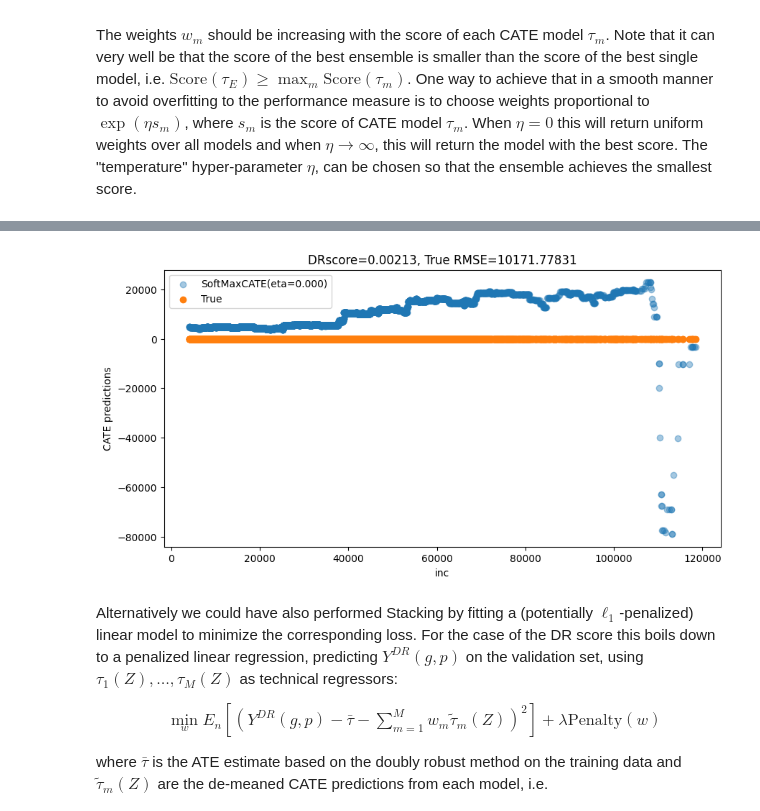
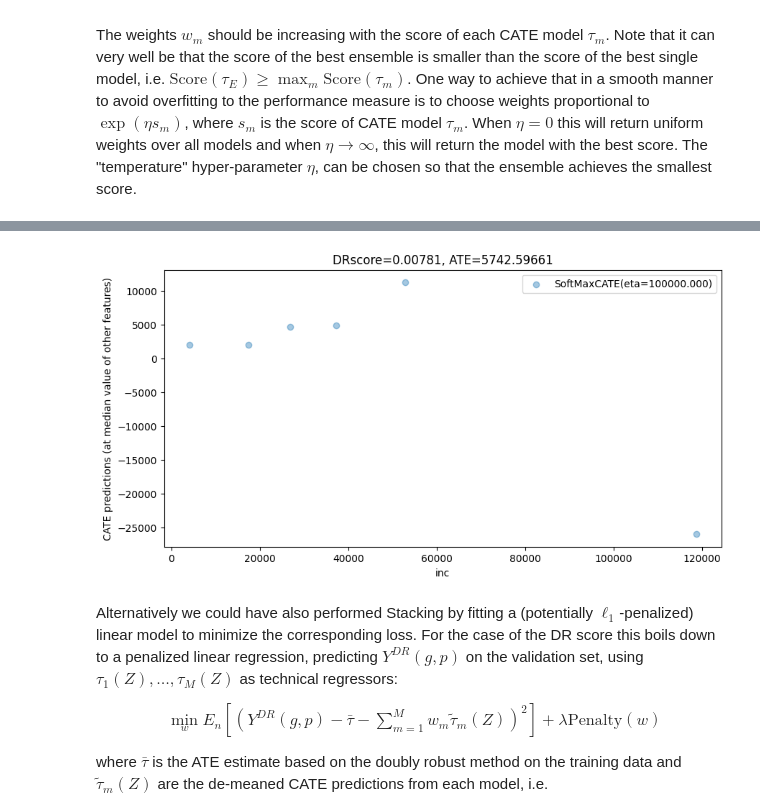
Before and after one commit to stanford-msande228/winter23, a Jupyter notebook: CATE-estimation.ipynb, the cells around one changed output, grey strips where cells are left out. Saved outputs shown, nothing was run; the diff lists cells and outputs as text; code cells hidden in the pictures.

```diff
--- a/CATE-estimation.ipynb
+++ b/CATE-estimation.ipynb
@@ -448,8 +450,11 @@ dfX = X.copy()
 dfX = dfX - dfX.mean(axis=0)
 dfX['const'] = 1
 if groups is None:
-    display(OLS(dr_preds, dfX).fit(cov_type='HC1').summary())
+    lr = OLS(dr_preds, dfX).fit(cov_type='HC1')
+    cov = lr.get_robustcov_results(cov_type='HC1')
 else:
-    display(OLS(dr_preds, dfX).fit(cov_type='cluster', cov_kwds={'groups': groups}).summary())
+    lr = OLS(dr_preds, dfX).fit(cov_type='cluster', cov_kwds={'groups': groups})
+    cov = lr.get_robustcov_results(cov_type='cluster', groups=groups)
+lr.summary()
 # %% [output]
 OLS Regression Results
@@ -744,16 +820,23 @@ print([f'{name}: {score:.4f}' for name, score in zip(names, scores)])
 # Plotting CATE
 # %%
 if plot:
+    grid = np.unique(np.percentile(X[xfeat], np.arange(0, 110, 20)))
+    Xpd = pd.DataFrame(np.tile(np.median(X, axis=0, keepdims=True), (len(grid), 1)),
+                        columns=X.columns)
+    Xpd[xfeat] = grid
     plt.figure(figsize=(20, 7))
     for it, (name, model, score) in enumerate(zip(names, models, scores)):
         plt.subplot(1, len(models), it + 1)
-        preds = model.predict(Z)
-        plt.scatter(X[xfeat], preds, label=name, alpha=.4)
-        plt.scatter(X[xfeat], true_cate(X), label='True')
-        plt.title(f'{score_name}={score:.4f}, True RMSE={rmse(true_cate(X), preds):.5f}')
+        preds = model.predict(Xpd[hetero_feats])
+        plt.scatter(Xpd[xfeat], preds, label=name, alpha=.4)
+        if semi_synth:
+            plt.scatter(Xpd[xfeat], true_cate(Xpd), label='True')
+            plt.title(f'{score_name}={score:.4f}, True RMSE={rmse(true_cate(X), model.predict(Z)):.5f}')
+        else:
+            plt.title(f'{score_name}={score:.4f}, ATE={np.mean(model.predict(Z)):.3f}')
         plt.legend()
         plt.xlabel(xfeat)
-        plt.ylabel('Predicted CATE')
+        plt.ylabel('Predicted CATE (at median value of other features)')
     plt.tight_layout()
     plt.show()
 # %% [output]
@@ -813,16 +896,25 @@ Ensemble(models=[AutoMLWrap(model=<flaml.automl.model.LGBMEstimator object at 0x
 # %%
 if plot:
+    grid = np.unique(np.percentile(X[xfeat], np.arange(0, 110, 20)))
+    Xpd = pd.DataFrame(np.tile(np.median(X, axis=0, keepdims=True), (len(grid), 1)),
+                        columns=X.columns)
+    Xpd[xfeat] = grid
     plt.figure(figsize=(10, 5))
-    plt.scatter(X[xfeat], softmax_ensemble.predict(Z), label=f'SoftMaxCATE(eta={eta_best:.3f})', alpha=.4)
-    plt.scatter(X[xfeat], true_cate(X), label='True')
-    plt.title(f'{score_name}={scorer(softmax_ensemble.predict(Zval)):.5f}, '
-              f'True RMSE={rmse(true_cate(X), ens[eta_best][0].predict(Z)):.5f}')
+    plt.scatter(Xpd[xfeat], softmax_ensemble.predict(Xpd[hetero_feats]),
+                label=f'SoftMaxCATE(eta={eta_best:.3f})', alpha=.4)
+    if semi_synth:
+        plt.scatter(Xpd[xfeat], true_cate(Xpd), label='True')
+        plt.title(f'{score_name}={scorer(softmax_ensemble.predict(Zval)):.5f}, '
+                  f'True RMSE={rmse(true_cate(X), ens[eta_best][0].predict(Z)):.5f}')
+    else:
+        plt.title(f'{score_name}={scorer(softmax_ensemble.predict(Zval)):.5f}, '
+                  f'ATE={np.mean(ens[eta_best][0].predict(Z)):.5f}')
     plt.xlabel(xfeat)
-    plt.ylabel('CATE predictions')
+    plt.ylabel('CATE predictions (at median value of other features)')
     plt.legend()
     plt.show()
 # %% [output]
-[figure, old version]
+[figure, new version]
 # %% [markdown]
 Alternatively we could have also performed Stacking by fitting a (potentially $\ell_1$-penalized) linear model to minimize the corresponding loss. For the case of the DR score this boils down to a penalized linear regression, predicting $Y^{DR}(g,p)$ on the validation set, using $\tau_1(Z),\ldots, \tau_M(Z)$ as technical regressors:
 \begin{align}
```
Also changed, not shown: parts of 57 cells of this notebook, 3 other files.
